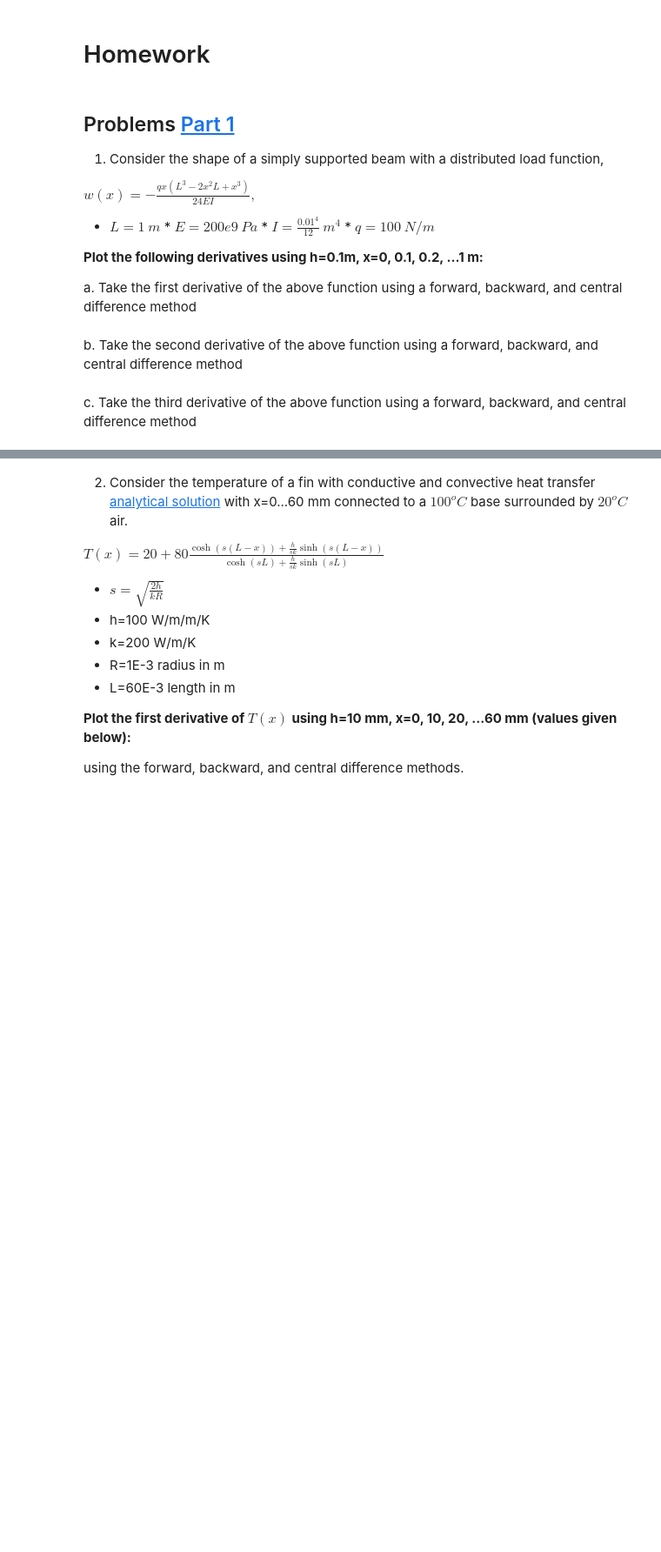
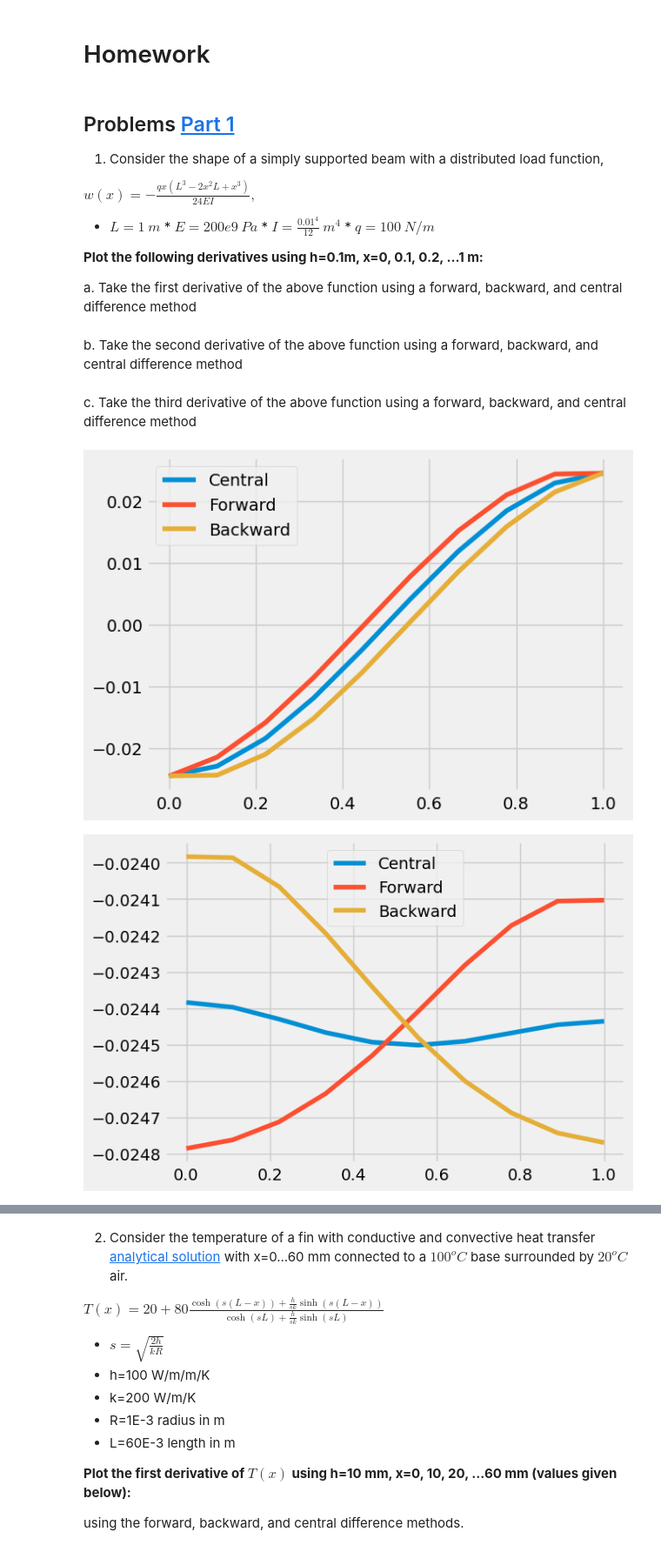
Before and after one commit to khawla18/computational-mechanics, a Jupyter notebook: _sources/module_05/HW_05.ipynb, the cells around one changed output, grey strips where cells are left out. Shown: that part at 87% size. Drawn from its saved outputs; the diff is of its cells as text; code cells hidden in the pictures; blank space fills up the shorter version.

```diff
--- a/_sources/module_05/HW_05.ipynb
+++ b/_sources/module_05/HW_05.ipynb
@@ -23,3 +23,72 @@ a. Take the first derivative of the above function using a forward, backward, an
 b. Take the second derivative of the above function using a forward, backward, and central difference method
 # %% [markdown]
 c. Take the third derivative of the above function using a forward, backward, and central difference method
+# %%
+import matplotlib.pyplot as plt
+import numpy as np
+
+# Function to calculate the derivative of a function using different methods
+def derivative(f, x, method, h):
+    if method == 'forward':
+        return (f(x + h) - f(x)) / h
+    elif method == 'central':
+        return (f(x + h) - f(x - h)) / (2 * h)
+    else:
+        return (f(x) - f(x - h)) / h
+
+def main():
+    # Given constants
+    q = 100
+    I = (0.01 ** 4) / 12
+    E = 2 * (10 ** 11)
+    L = 1
+    x = np.linspace(0, 1, 10)
+    val = 24 * E * I
+    h = 0.1
+
+    # Define the function to be differentiated
+    f = lambda x: ((-q * x * ((L ** 3) - 2 * L * (x ** 2) + x ** 3)) / val)
+
+    # First Derivative
+    first_central = derivative(f, x, "central", h)
+    first_forward = derivative(f, x, "forward", h)
+    first_backward = derivative(f, x, "backward", h)
+
+    # Plot the first derivatives
+    plt.figure(1)
+    plt.plot(x, first_central)
+    plt.plot(x, first_forward)
+    plt.plot(x, first_backward)
+    plt.legend(["Central", "Forward", "Backward"])
+    plt.show()
+
+    # Second Derivative
+    second_central = derivative(f, first_central, "central", h)
+    second_forward = derivative(f, first_forward, "forward", h)
+    second_backward = derivative(f, first_backward, "backward", h)
+
+    # Plot the second derivatives
+    plt.figure(2)
+    plt.plot(x, second_central)
+    plt.plot(x, second_forward)
+    plt.plot(x, second_backward)
+    plt.legend(["Central", "Forward", "Backward"])
+    plt.show()
+
+    # Third Derivative
+    third_central = derivative(f, second_central, "central", h)
+    third_forward = derivative(f, second_forward, "forward", h)
+    third_backward = derivative(f, second_backward, "backward", h)
+
+    # Plot the third derivatives
+    plt.figure(3)
+    plt.plot(x, third_central)
+    plt.plot(x, third_forward)
+    plt.plot(x, third_backward)
+    plt.legend(["Central", "Forward", "Backward"])
+    plt.show()
+
+main()
+# %% [output]
+[figure, added]
+[figure, added]
```
Also changed, not shown: parts of 1 cell of this notebook, 53 other files.
